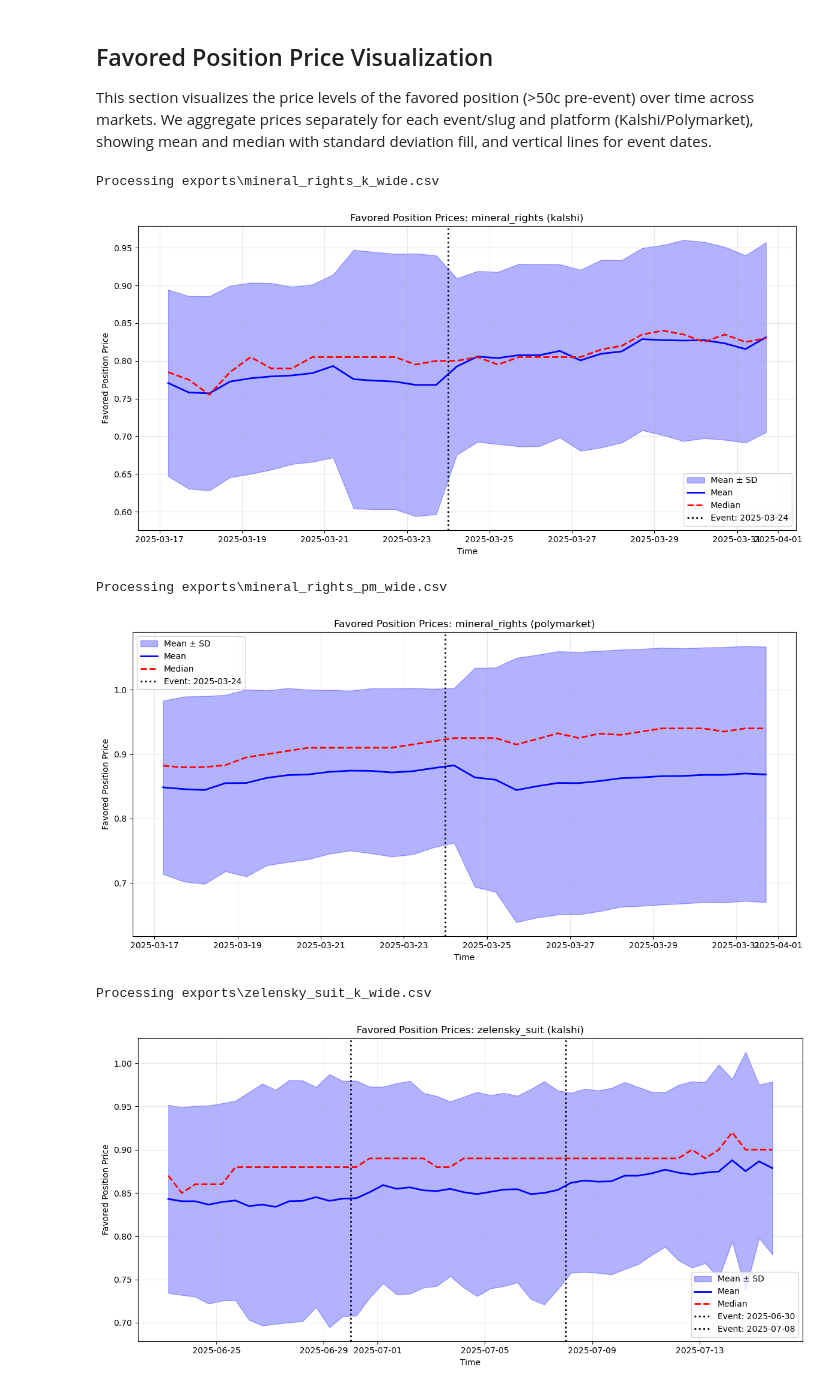
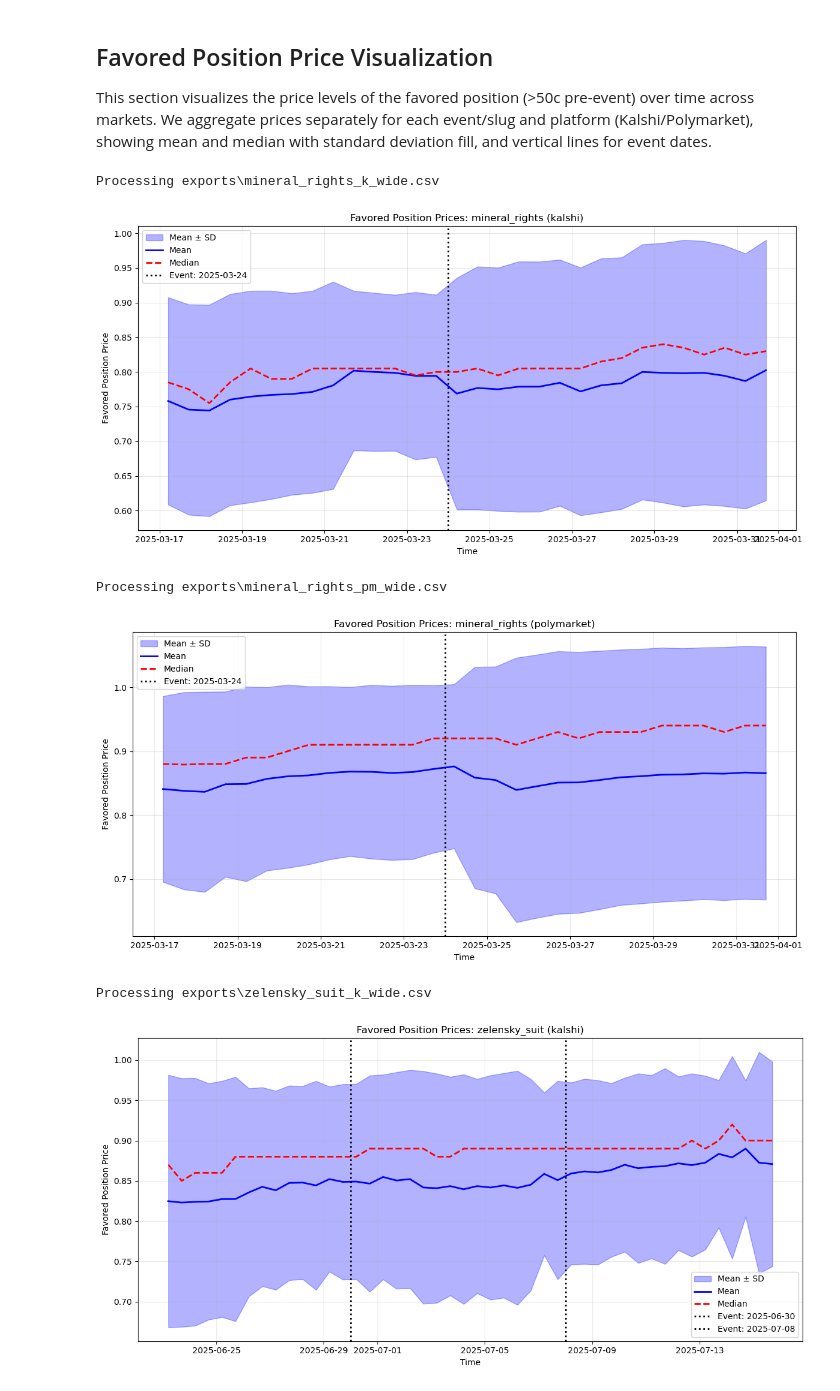
Before and after one commit to terrycheng-collab/prediction, a Jupyter notebook: data_source_explore.ipynb, the cells around one changed output. Cells and saved outputs as stored; diff of their text form; code cells hidden in the pictures.

Commit message:
price visualizations + matching
tried some different matching. embeddings seems to work the best but are imperfect as well

due for a refactor/reorganization soon.

```diff
--- a/data_source_explore.ipynb
+++ b/data_source_explore.ipynb
@@ -208,7 +208,7 @@ import os
 import re
 from datetime import datetime
 # %%
-def load_and_process_wide_file(file_path):
+def load_and_process_wide_file(file_path, event_date=None):
     df = pd.read_csv(file_path)
 
     # Identify time columns and extract date info
@@ -231,8 +231,16 @@ def load_and_process_wide_file(file_path):
     if not sorted_dates:
         raise ValueError("No time columns found")
 
-    # Pre-event is the first in sorted_dates
-    pre_event = sorted_dates[0]
+    # Determine pre-event baseline: last price BEFORE event_date
+    if event_date:
+        # Parse event_date (e.g., "2025-03-24")
+        event_year, event_month, event_day = event_date.split('-')
+        # Filter to dates strictly before event_date
+        pre_event_dates = [d for d in sorted_dates if (d[0], d[1], d[2]) < (event_year, event_month, event_day)]
+        pre_event = pre_event_dates[-1] if pre_event_dates else sorted_dates[0]
+    else:
+        # Fallback: use first date if no event_date provided
+        pre_event = sorted_dates[0]
 
     # For each market, determine favored position
     favored_prices = []
@@ -338,37 +473,39 @@ for file_path in wide_files:
         platform = 'polymarket'
         slug = filename.split('_pm_wide')[0]
     else:
         continue
 
     # Event dates
     if slug == 'zelensky_suit':
         event_dates = ['2025-06-30', '2025-07-08']
     else:
         event_dates = ['2025-03-24']
 
     if slug not in files_and_events:
         files_and_events[slug] = {'event_dates': event_dates, 'files': []}
     files_and_events[slug]['files'].append(file_path)
 
 # Process each slug
 for slug, config in files_and_events.items():
     for file_path in config['files']:
         if os.path.exists(file_path):
             print(f"Processing {file_path}")
             try:
-                df, sorted_dates = load_and_process_wide_file(file_path)
+                # Use first event date as the baseline for favored position
+                event_date = config['event_dates'][0]
+                df, sorted_dates = load_and_process_wide_file(file_path, event_date=event_date)
                 agg_df = aggregate_favored_prices(df)
                 platform = 'kalshi' if '_k_wide' in file_path else 'polymarket'
                 plot_favored_aggregates(agg_df, sorted_dates, config['event_dates'], slug, platform)
             except Exception as e:
                 print(f"Error processing {file_path}: {e}")
         else:
             print(f"File not found: {file_path}")
 # %% [output]
 Processing exports\mineral_rights_k_wide.csv
-[figure, old version]
+[figure, new version]
 Processing exports\mineral_rights_pm_wide.csv
-[figure, old version]
+[figure, new version]
 Processing exports\zelensky_suit_k_wide.csv
-[figure, old version]
+[figure, new version]
 Processing exports\zelensky_suit_pm_wide.csv
```
Also changed, not shown: parts of 16 cells of this notebook, 15 other files.
